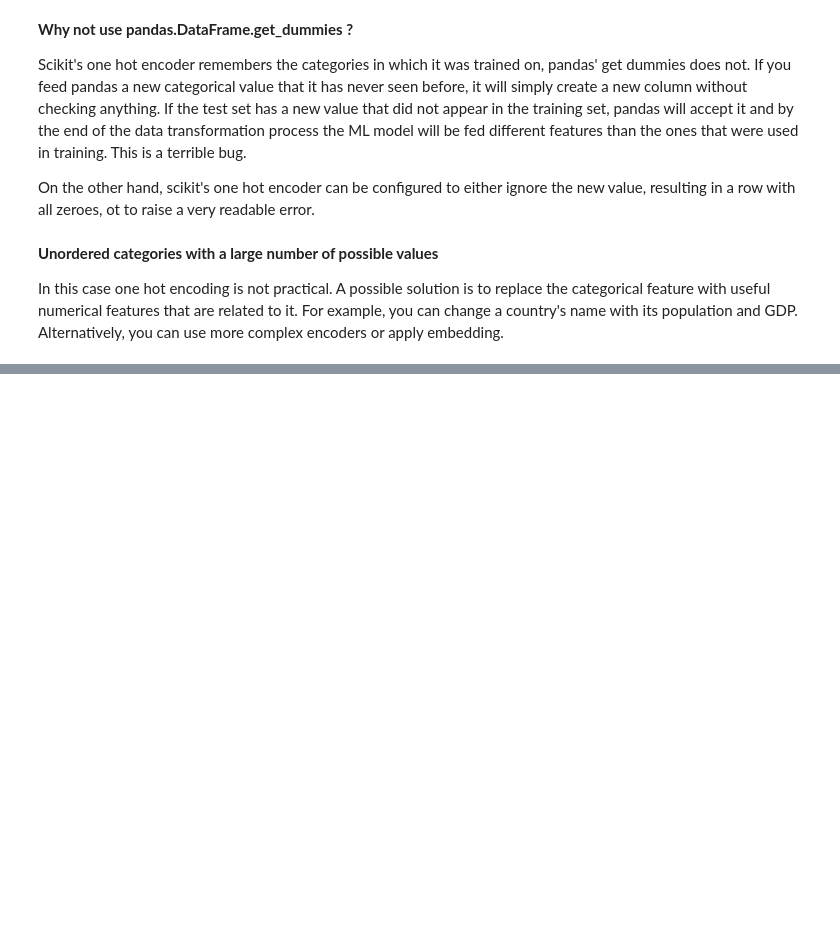
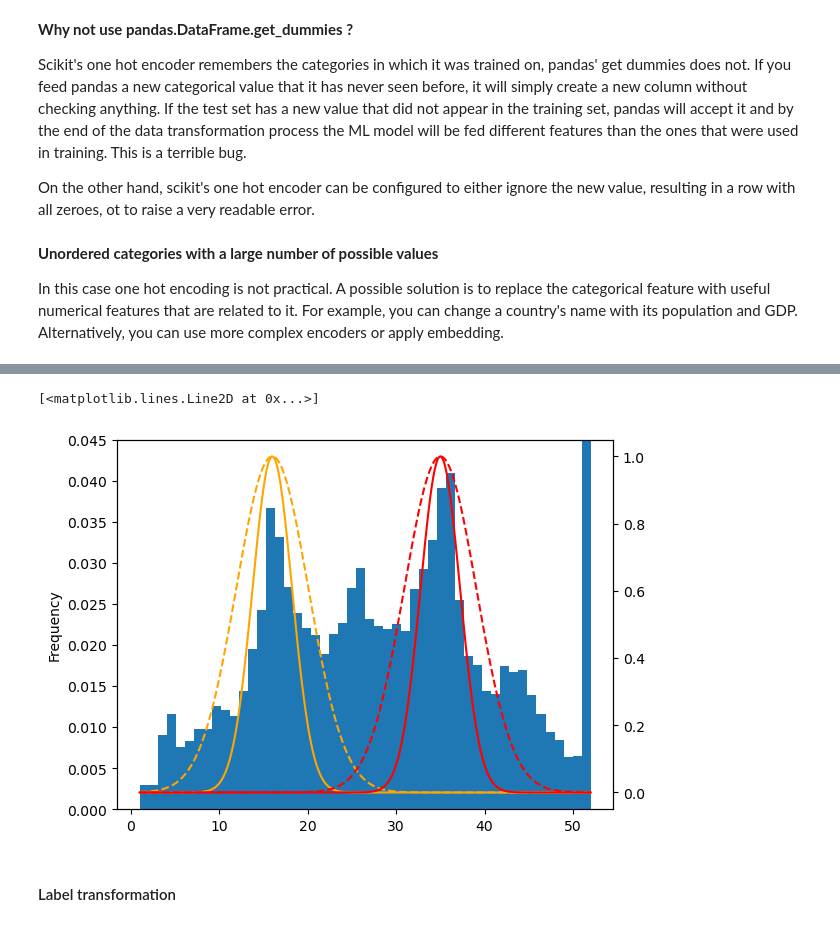
Before and after one commit to perezsergio/geron-hanodsonML, a Jupyter notebook: chapter2/notes.ipynb, the cells around one changed output, grey strips where cells are left out. Drawn from its saved outputs; the diff is of its cells as text; code cells hidden in the pictures; blank space fills up the shorter version.

```diff
--- a/chapter2/notes.ipynb
+++ b/chapter2/notes.ipynb
@@ -518,0 +655,50 @@ In this case one hot encoding is not practical. A possible solution is to replac
+# %%
+from sklearn.metrics.pairwise import rbf_kernel
+
+# We want to different axis for the similarity function and histograma
+fig, ax1 = plt.subplots()
+ax2 = ax1.twinx()
+
+# Create a dataframe for this example
+df = pd.DataFrame(
+    {"housing_median_age": housing["housing_median_age"]}, index=housing.index
+)
+
+# Plot the histogram
+df["housing_median_age"].plot(kind="hist", bins=50, density=1, ax=ax1)
+plt.xlabel("house age")
+ax1.set_ylim([0, 0.045])
+
+# We'll display the Gaussian RBF function for the two main nodes of the histogram
+# Range where we want to compute the RBF
+min = df["housing_median_age"].min()
+max = df["housing_median_age"].max()
+num_of_points = 1000
+t = np.linspace(min, max, num_of_points)
+
+# Mode 1: x = 15
+x_0 = 16
+# Using gamma = 0.10
+gamma = 0.10
+similarity = rbf_kernel(t.reshape(-1, 1), [[x_0]], gamma=gamma)
+ax2.plot(t, similarity, color="orange")
+# Using gamma = 0.03
+gamma = 0.03
+similarity = rbf_kernel(t.reshape(-1, 1), [[x_0]], gamma=gamma)
+ax2.plot(t, similarity, color="orange", linestyle="--")
+
+# Mode 2: x = 35
+x_0 = 35
+# Using gamma = 0.10
+gamma = 0.10
+similarity = rbf_kernel(t.reshape(-1, 1), [[x_0]], gamma=gamma)
+ax2.plot(t, similarity, color="red")
+# Using gamma = 0.03
+gamma = 0.03
+similarity = rbf_kernel(t.reshape(-1, 1), [[x_0]], gamma=gamma)
+ax2.plot(t, similarity, color="red", linestyle="--")
+# %% [output]
+[<matplotlib.lines.Line2D at 0x...>]
+[figure, added]
+# %% [markdown]
+#### Label transformation
```
Also changed, not shown: parts of 19 cells of this notebook.
